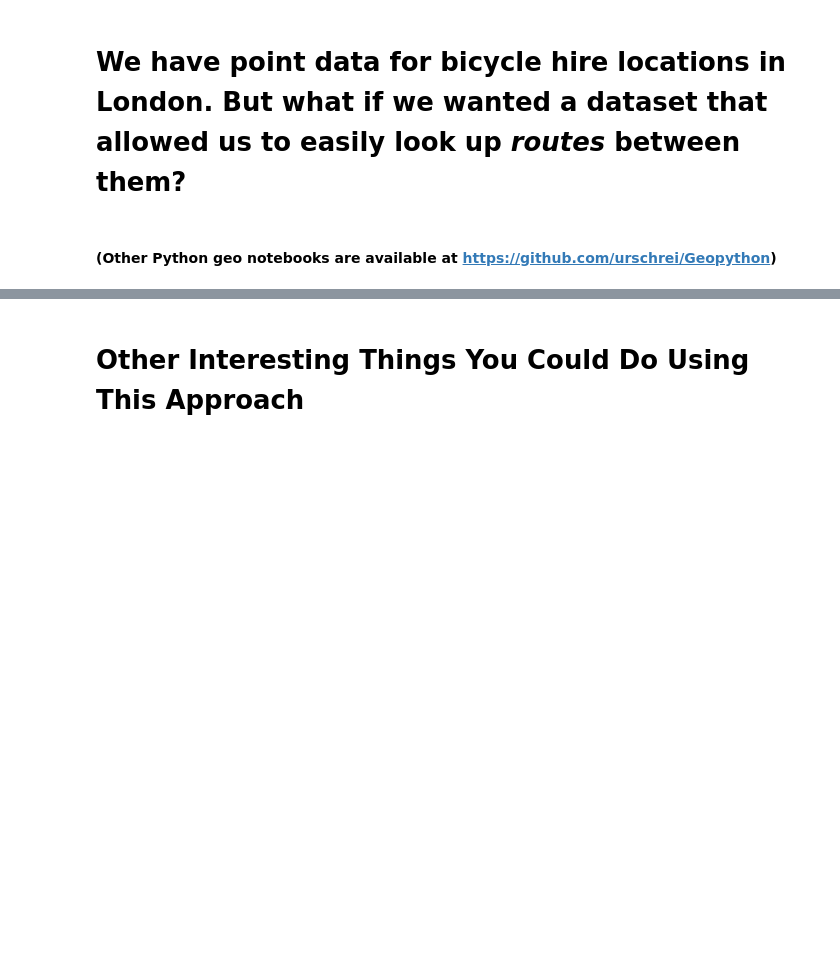
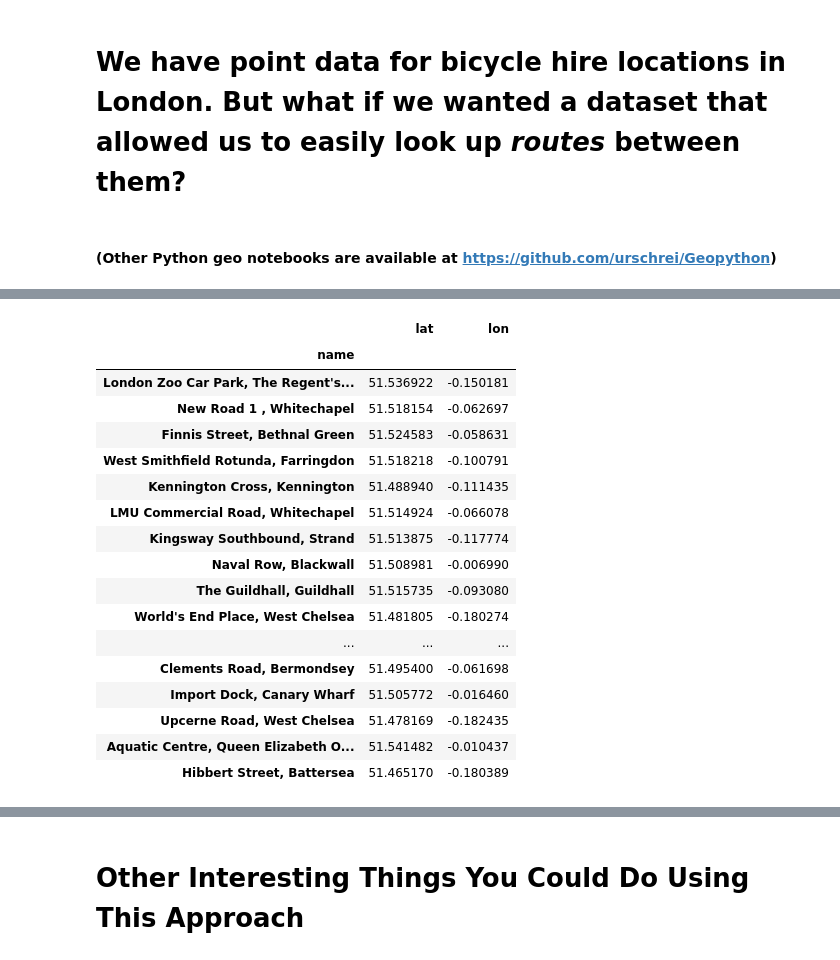
Before and after one commit to urschrei/Geopython, a Jupyter notebook: bikepath.ipynb, the cells around one changed output, grey strips where cells are left out. Cells and saved outputs as stored; diff of their text form; code cells hidden in the pictures; blank space fills up the shorter version.

```diff
--- a/bikepath.ipynb
+++ b/bikepath.ipynb
@@ -445,0 +53,9 @@ histax.grid(None)
+# %%
+all_stations = pd.read_csv(
+    'data/nodes_london.csv',
+    header=None,
+    names=['name', 'lat', 'lon'],
+)
+all_stations = all_stations.set_index('name')
+print(f'{len(all_stations)} stations in the dataset')
+all_stations.head()
@@ -445,0 +77,22 @@ histax.grid(None)
+# %%
+nodes = all_stations.sample(20).copy()
+nodes
+# %% [output]
+|  | lat | lon |
+| name |  |  |
+| London Zoo Car Park, The Regent's... | 51.536922 | -0.150181 |
+| New Road 1 , Whitechapel | 51.518154 | -0.062697 |
+| Finnis Street, Bethnal Green | 51.524583 | -0.058631 |
+| West Smithfield Rotunda, Farringdon | 51.518218 | -0.100791 |
+| Kennington Cross, Kennington | 51.488940 | -0.111435 |
+| LMU Commercial Road, Whitechapel | 51.514924 | -0.066078 |
+| Kingsway Southbound, Strand | 51.513875 | -0.117774 |
+| Naval Row, Blackwall | 51.508981 | -0.006990 |
+| The Guildhall, Guildhall | 51.515735 | -0.093080 |
+| World's End Place, West Chelsea | 51.481805 | -0.180274 |
+| ... | ... | ... |
+| Clements Road, Bermondsey | 51.495400 | -0.061698 |
+| Import Dock, Canary Wharf | 51.505772 | -0.016460 |
+| Upcerne Road, West Chelsea | 51.478169 | -0.182435 |
+| Aquatic Centre, Queen Elizabeth O... | 51.541482 | -0.010437 |
+| Hibbert Street, Battersea | 51.465170 | -0.180389 |
```
Also changed, not shown: parts of 82 cells of this notebook, 7 other files.
